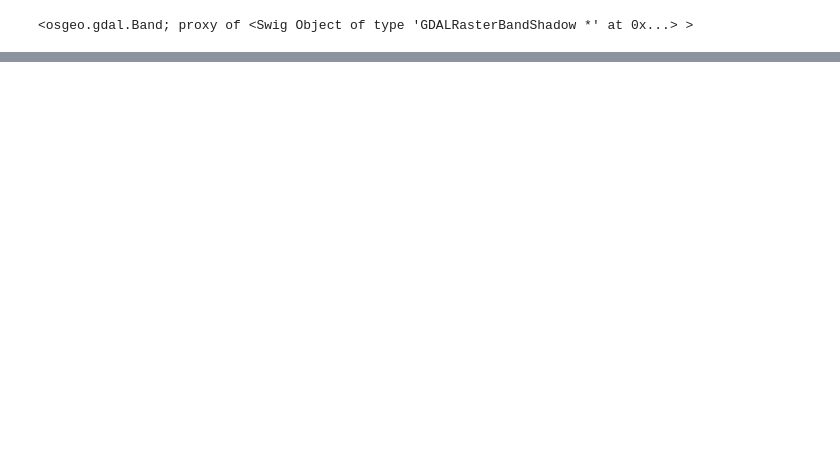
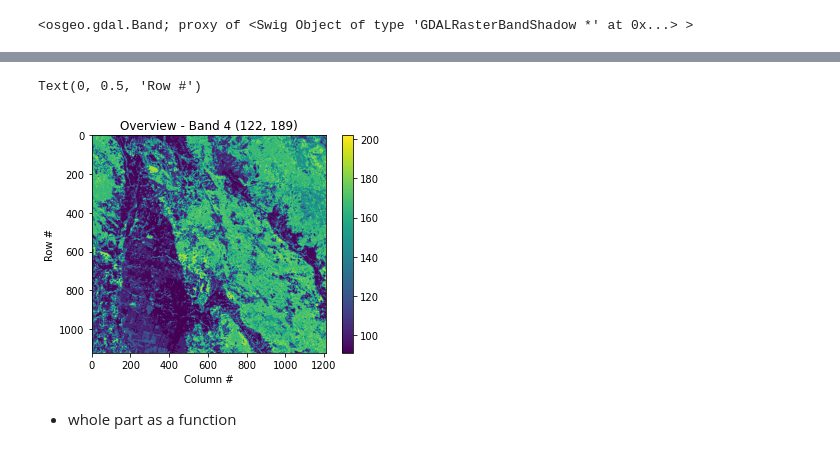
Before and after one commit to fxdawnn/VeggieWildfire, a Jupyter notebook: gdal_lcp.ipynb, the cells around one changed output, grey strips where cells are left out. Drawn from its saved outputs; the diff is of its cells as text; code cells hidden in the pictures; blank space fills up the shorter version.

```diff
--- a/gdal_lcp.ipynb
+++ b/gdal_lcp.ipynb
@@ -141,0 +419,3 @@ myarray[0][0] = 0
+# %%
+banddataraster = rasters.GetRasterBand(4).ReadAsArray().astype(numpy.float)
+banddataraster.shape
@@ -141,0 +424,8 @@ myarray[0][0] = 0
+# %%
+# create memory target raster
+target_ds = gdal.GetDriverByName('MEM').Create('', banddataraster.shape[1], banddataraster.shape[0], gdal.GDT_Byte)
+#target_ds.SetGeoTransform((
+#    xmin, pixelWidth, 0,
+#    ymax, 0, pixelHeight,
+#))
+target_ds.SetGeoTransform(transform)
@@ -141,0 +471,16 @@ myarray[0][0] = 0
+# %%
+# zone of raster change
+#zoneraster = np.ma.masked_array(dataraster,  datamask)
+dataraster[datamask>0] = 98
+
+
+plt.imshow(dataraster)
+plt.colorbar()
+plt.title('Overview - Band 4 {}'.format(zoneraster.shape))
+plt.xlabel('Column #')
+plt.ylabel('Row #')
+# %% [output]
+Text(0, 0.5, 'Row #')
+[figure, added]
+# %% [markdown]
++ whole part as a function
```
Also changed, not shown: parts of 98 cells of this notebook, 2 other files.
